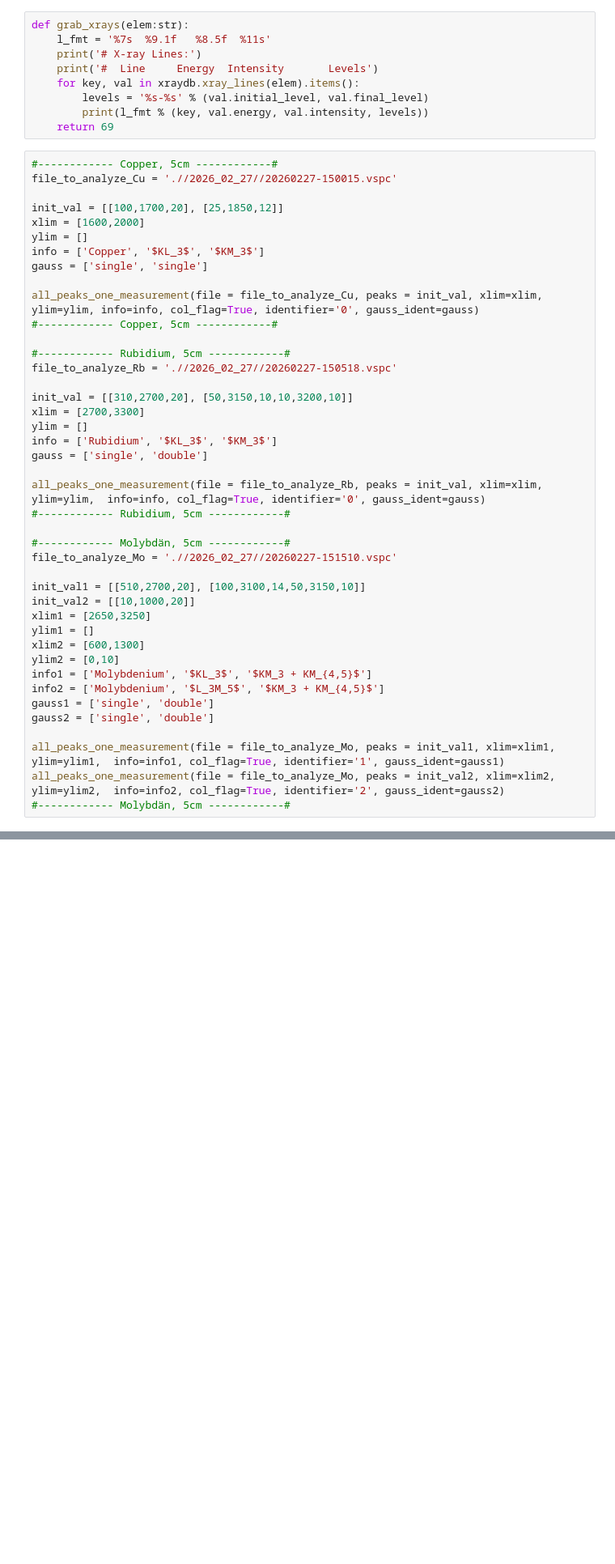
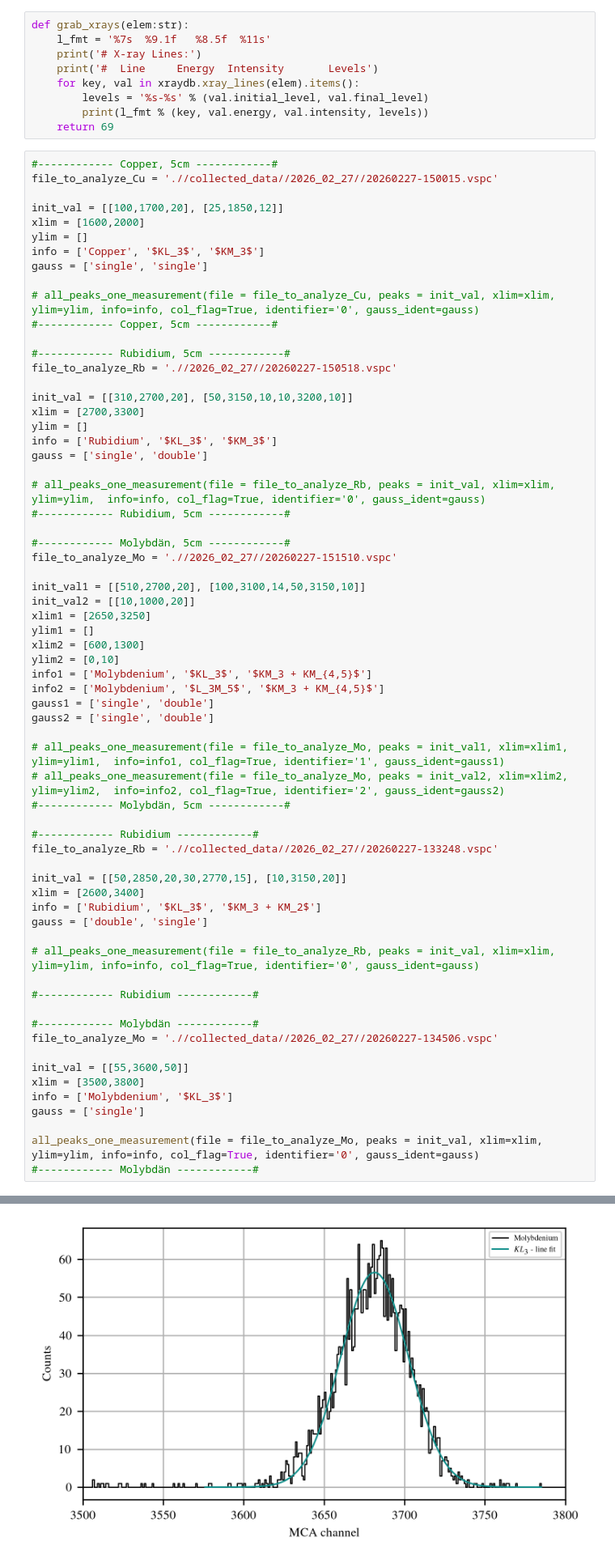
Before and after one commit to SirPhoenix007/IBA-Bonn, a Jupyter notebook: Study_2602_PIXEDetector/PIXE_results.ipynb, the cells around one changed output, grey strips where cells are left out. Shown at 81% size. Cells and saved outputs as stored; diff of their text form; blank space fills up the shorter version.

```diff
--- a/Study_2602_PIXEDetector/PIXE_results.ipynb
+++ b/Study_2602_PIXEDetector/PIXE_results.ipynb
@@ -198,7 +203,7 @@ def grab_xrays(elem:str):
     return 69
 # %%
 #------------ Copper, 5cm ------------#
-file_to_analyze_Cu = './/2026_02_27//20260227-150015.vspc'
+file_to_analyze_Cu = './/collected_data//2026_02_27//20260227-150015.vspc'
 
 init_val = [[100,1700,20], [25,1850,12]]
 xlim = [1600,2000]
@@ -206,7 +211,7 @@ ylim = []
 info = ['Copper', '$KL_3$', '$KM_3$']
 gauss = ['single', 'single']
 
-all_peaks_one_measurement(file = file_to_analyze_Cu, peaks = init_val, xlim=xlim, ylim=ylim, info=info, col_flag=True, identifier='0', gauss_ident=gauss)
+# all_peaks_one_measurement(file = file_to_analyze_Cu, peaks = init_val, xlim=xlim, ylim=ylim, info=info, col_flag=True, identifier='0', gauss_ident=gauss)
 #------------ Copper, 5cm ------------#
 
 #------------ Rubidium, 5cm ------------#
@@ -218,7 +223,7 @@ ylim = []
 info = ['Rubidium', '$KL_3$', '$KM_3$']
 gauss = ['single', 'double']
 
-all_peaks_one_measurement(file = file_to_analyze_Rb, peaks = init_val, xlim=xlim, ylim=ylim,  info=info, col_flag=True, identifier='0', gauss_ident=gauss)
+# all_peaks_one_measurement(file = file_to_analyze_Rb, peaks = init_val, xlim=xlim, ylim=ylim,  info=info, col_flag=True, identifier='0', gauss_ident=gauss)
 #------------ Rubidium, 5cm ------------#
 
 #------------ Molybdän, 5cm ------------#
@@ -235,6 +240,30 @@ info2 = ['Molybdenium', '$L_3M_5$', '$KM_3 + KM_{4,5}$']
 gauss1 = ['single', 'double']
 gauss2 = ['single', 'double']
 
-all_peaks_one_measurement(file = file_to_analyze_Mo, peaks = init_val1, xlim=xlim1, ylim=ylim1,  info=info1, col_flag=True, identifier='1', gauss_ident=gauss1)
-all_peaks_one_measurement(file = file_to_analyze_Mo, peaks = init_val2, xlim=xlim2, ylim=ylim2,  info=info2, col_flag=True, identifier='2', gauss_ident=gauss2)
+# all_peaks_one_measurement(file = file_to_analyze_Mo, peaks = init_val1, xlim=xlim1, ylim=ylim1,  info=info1, col_flag=True, identifier='1', gauss_ident=gauss1)
+# all_peaks_one_measurement(file = file_to_analyze_Mo, peaks = init_val2, xlim=xlim2, ylim=ylim2,  info=info2, col_flag=True, identifier='2', gauss_ident=gauss2)
 #------------ Molybdän, 5cm ------------#
+
+#------------ Rubidium ------------#
+file_to_analyze_Rb = './/collected_data//2026_02_27//20260227-133248.vspc'
+
+init_val = [[50,2850,20,30,2770,15], [10,3150,20]]
+xlim = [2600,3400]
+info = ['Rubidium', '$KL_3$', '$KM_3 + KM_2$']
+gauss = ['double', 'single']
+
+# all_peaks_one_measurement(file = file_to_analyze_Rb, peaks = init_val, xlim=xlim, ylim=ylim, info=info, col_flag=True, identifier='0', gauss_ident=gauss)
+
+#------------ Rubidium ------------#
+
+#------------ Molybdän ------------#
+file_to_analyze_Mo = './/collected_data//2026_02_27//20260227-134506.vspc'
+
+init_val = [[55,3600,50]]
+xlim = [3500,3800]
+info = ['Molybdenium', '$KL_3$']
+gauss = ['single']
+
+all_peaks_one_measurement(file = file_to_analyze_Mo, peaks = init_val, xlim=xlim, ylim=ylim, info=info, col_flag=True, identifier='0', gauss_ident=gauss)
+#------------ Molybdän ------------#
+# %% [output]
@@ -241,3 +272,4 @@ all_peaks_one_measurement(file = file_to_analyze_Mo, peaks = init_val2, xlim=xli
+[figure, added]
 # %% [markdown]
 ## **Set B**: Amersham 2084 PIXE
 ### MCA = 8192 | Energy Gain = 10922
```
Also changed, not shown: parts of 3 cells of this notebook, 10 other files.
